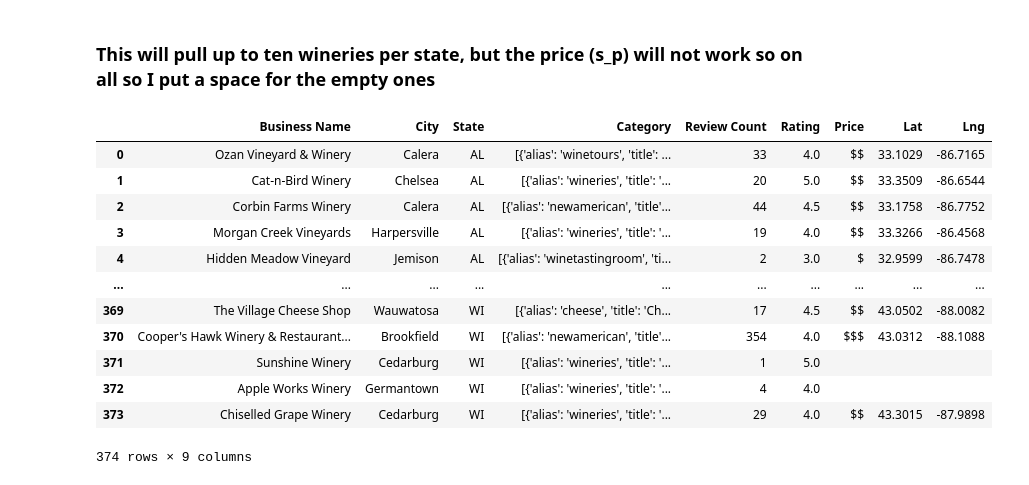
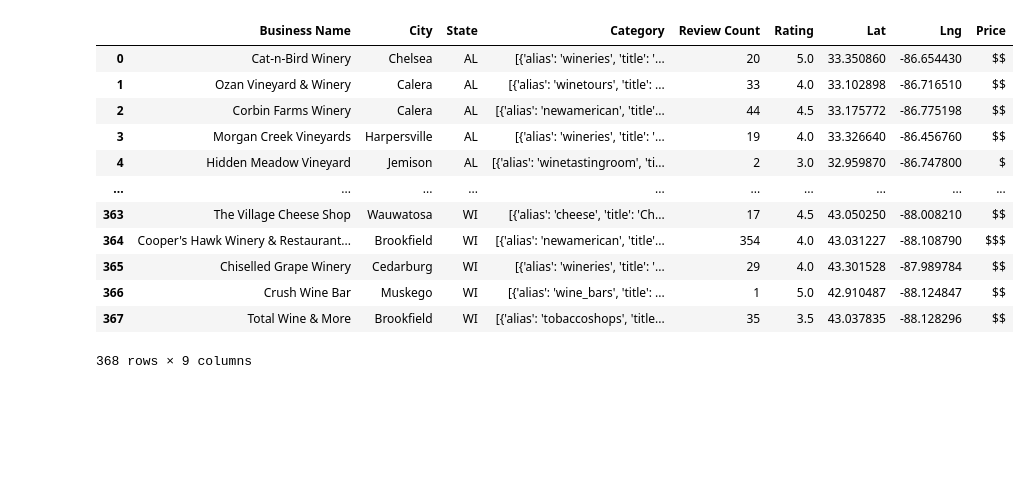
Before and after one commit to Asiha14/Got-Wine, a Jupyter notebook: Got-Wine.ipynb, the cells around one changed output. Drawn from its saved outputs; the diff is of its cells as text; code cells hidden in the pictures; blank space fills up the shorter version.

```diff
--- a/Got-Wine.ipynb
+++ b/Got-Wine.ipynb
@@ -38,5 +10,3 @@ headers = {'Authorization': 'Bearer %s' % api_key}
-# %% [markdown]
-### This will pull up to ten wineries per state, but the price (s_p) will not work so on all so I put a space for the empty ones
 # %%
 states = ['Alabama','Alaska','Arizona','Arkansas','California','Colorado','Connecticut','Delaware','Florida','Georgia','Hawaii',
          ' Idaho','Indiana','Iowa','Kansas','Kentucky','Louisiana','Maine','Maryland','Massachusetts','Michigan','Minnesota',
@@ -57,48 +27,48 @@ j=0
 
 for s in states:
 
-    param = {'location':s,'limit':'10','term':'wineries'}
+    param = {'location':s,'limit':'10','term':'wineries','price':'1,2,3,4'}
     responses=requests.get(url, params=param, headers=headers).json()
     j=0
 
     for bus in responses['businesses']:
 
         try:
 
             s_name.append(responses['businesses'][j]['name'])
             s_city.append(responses['businesses'][j]['location']['city'])
             s_state.append(responses['businesses'][j]['location']['state'])
             s_category.append(responses['businesses'][j]['categories'])
             s_rating.append(responses['businesses'][j]['rating'])
             s_review.append(responses['businesses'][j]['review_count'])
             s_p.append(responses['businesses'][j]['price'])
             lat.append(responses['businesses'][j]['coordinates']['latitude'])
             lng.append(responses['businesses'][j]['coordinates']['longitude'])
         except:
             lat.append("")
             lng.append("")
             s_p.append("")
         j+=1
 
 
 
 
 df = pd.DataFrame({"Business Name":s_name,"City":s_city,"State":s_state,"Category":s_category,"Review Count":s_review,"Rating":s_rating,"Lat":lat,"Lng":lng, "Price":s_p})
 
 df
 # %% [output]
-|  | Business Name | City | State | Category | Review Count | Rating | Price | Lat | Lng |
-| 0 | Ozan Vineyard & Winery | Calera | AL | [{'alias': 'winetours', 'title': ... | 33 | 4.0 | $$ | 33.1029 | -86.7165 |
-| 1 | Cat-n-Bird Winery | Chelsea | AL | [{'alias': 'wineries', 'title': '... | 20 | 5.0 | $$ | 33.3509 | -86.6544 |
-| 2 | Corbin Farms Winery | Calera | AL | [{'alias': 'newamerican', 'title'... | 44 | 4.5 | $$ | 33.1758 | -86.7752 |
-| 3 | Morgan Creek Vineyards | Harpersville | AL | [{'alias': 'wineries', 'title': '... | 19 | 4.0 | $$ | 33.3266 | -86.4568 |
-| 4 | Hidden Meadow Vineyard | Jemison | AL | [{'alias': 'winetastingroom', 'ti... | 2 | 3.0 | $ | 32.9599 | -86.7478 |
+|  | Business Name | City | State | Category | Review Count | Rating | Lat | Lng | Price |
+| 0 | Cat-n-Bird Winery | Chelsea | AL | [{'alias': 'wineries', 'title': '... | 20 | 5.0 | 33.350860 | -86.654430 | $$ |
+| 1 | Ozan Vineyard & Winery | Calera | AL | [{'alias': 'winetours', 'title': ... | 33 | 4.0 | 33.102898 | -86.716510 | $$ |
+| 2 | Corbin Farms Winery | Calera | AL | [{'alias': 'newamerican', 'title'... | 44 | 4.5 | 33.175772 | -86.775198 | $$ |
+| 3 | Morgan Creek Vineyards | Harpersville | AL | [{'alias': 'wineries', 'title': '... | 19 | 4.0 | 33.326640 | -86.456760 | $$ |
+| 4 | Hidden Meadow Vineyard | Jemison | AL | [{'alias': 'winetastingroom', 'ti... | 2 | 3.0 | 32.959870 | -86.747800 | $ |
 | ... | ... | ... | ... | ... | ... | ... | ... | ... | ... |
-| 369 | The Village Cheese Shop | Wauwatosa | WI | [{'alias': 'cheese', 'title': 'Ch... | 17 | 4.5 | $$ | 43.0502 | -88.0082 |
-| 370 | Cooper's Hawk Winery & Restaurant... | Brookfield | WI | [{'alias': 'newamerican', 'title'... | 354 | 4.0 | $$$ | 43.0312 | -88.1088 |
-| 371 | Sunshine Winery | Cedarburg | WI | [{'alias': 'wineries', 'title': '... | 1 | 5.0 |  |  |  |
-| 372 | Apple Works Winery | Germantown | WI | [{'alias': 'wineries', 'title': '... | 4 | 4.0 |  |  |  |
-| 373 | Chiselled Grape Winery | Cedarburg | WI | [{'alias': 'wineries', 'title': '... | 29 | 4.0 | $$ | 43.3015 | -87.9898 |
+| 363 | The Village Cheese Shop | Wauwatosa | WI | [{'alias': 'cheese', 'title': 'Ch... | 17 | 4.5 | 43.050250 | -88.008210 | $$ |
+| 364 | Cooper's Hawk Winery & Restaurant... | Brookfield | WI | [{'alias': 'newamerican', 'title'... | 354 | 4.0 | 43.031227 | -88.108790 | $$$ |
+| 365 | Chiselled Grape Winery | Cedarburg | WI | [{'alias': 'wineries', 'title': '... | 29 | 4.0 | 43.301528 | -87.989784 | $$ |
+| 366 | Crush Wine Bar | Muskego | WI | [{'alias': 'wine_bars', 'title': ... | 1 | 5.0 | 42.910487 | -88.124847 | $$ |
+| 367 | Total Wine & More | Brookfield | WI | [{'alias': 'tobaccoshops', 'title... | 35 | 3.5 | 43.037835 | -88.128296 | $$ |
-374 rows × 9 columns
+368 rows × 9 columns
 # %%
 df.to_csv('df.csv')
```
Also changed, not shown: parts of 19 cells of this notebook, 2 other files.
